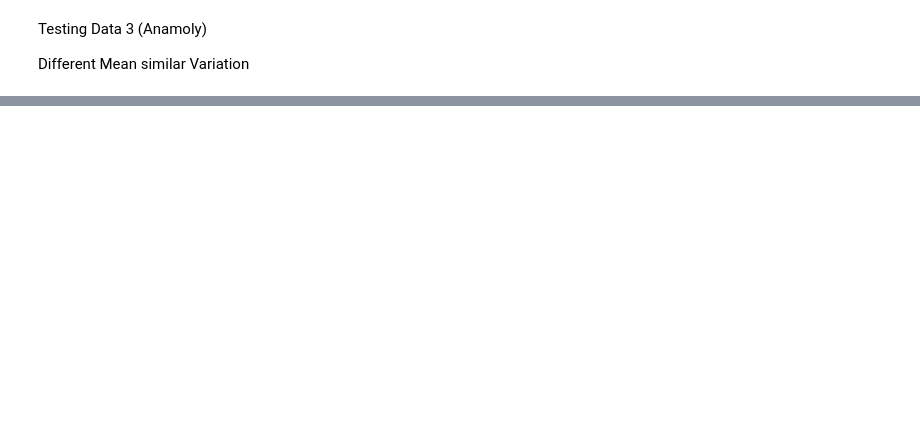
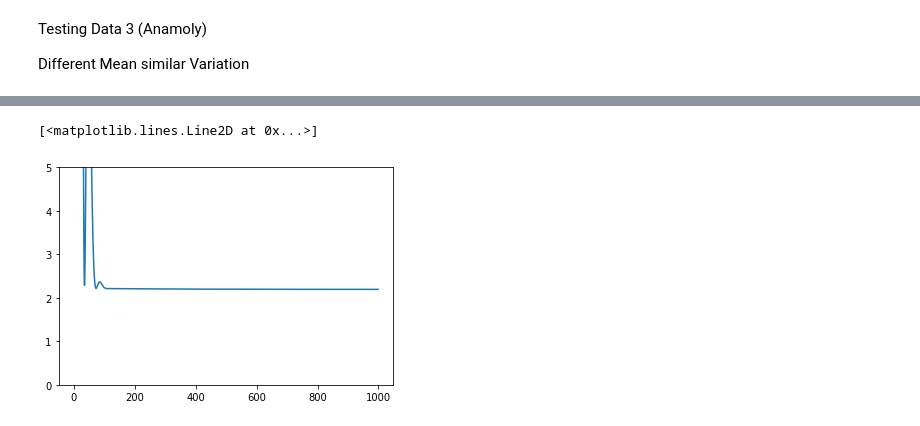
Before and after one commit to karishma33/DetectionProject, a Jupyter notebook: RBFNetwork.ipynb, the cells around one changed output, grey strips where cells are left out. Saved outputs shown, nothing was run; the diff lists cells and outputs as text; code cells hidden in the pictures; blank space fills up the shorter version.

```diff
--- a/RBFNetwork.ipynb
+++ b/RBFNetwork.ipynb
@@ -247,0 +241,6 @@ plt.plot(loss_arr)
+# %%
+plt.ylim(0, 5)
+plt.plot(loss_arr)
+# %% [output]
+[<matplotlib.lines.Line2D at 0x...>]
+[figure, added]
```
Also changed, not shown: parts of 12 cells of this notebook, 1 other file.
